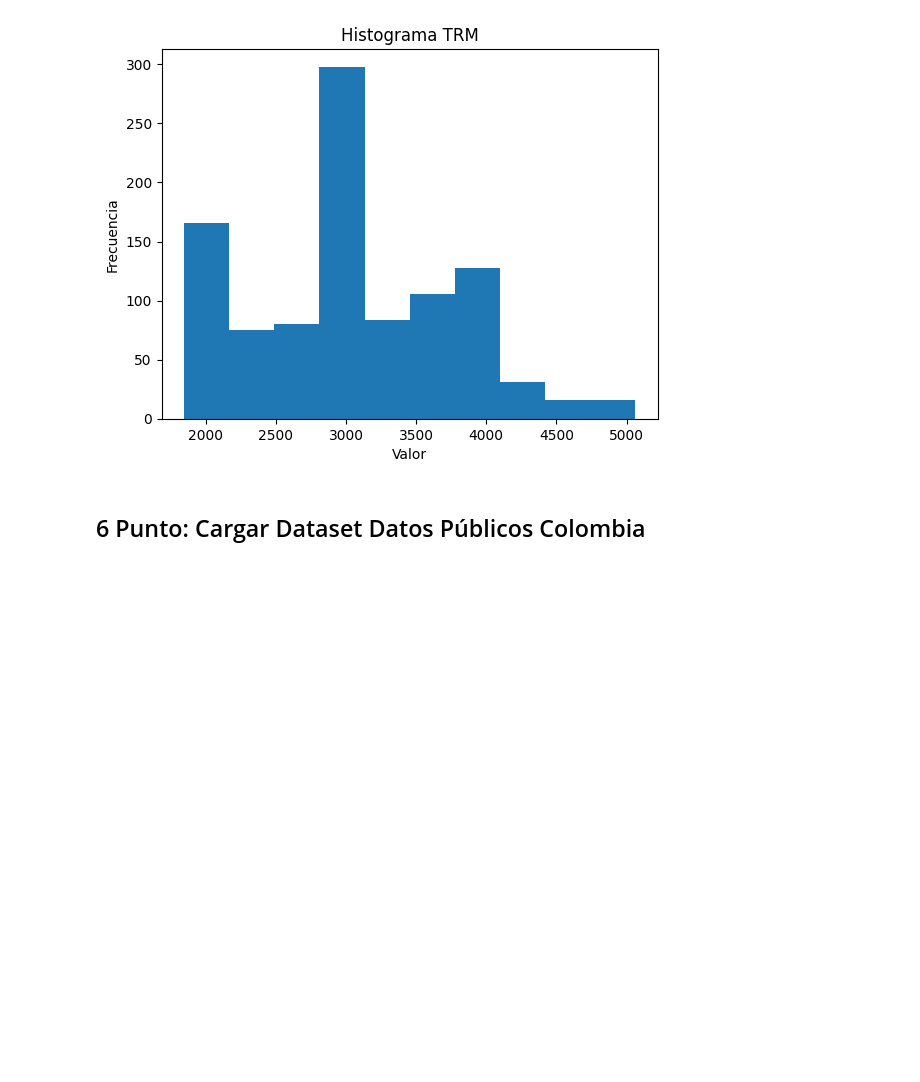
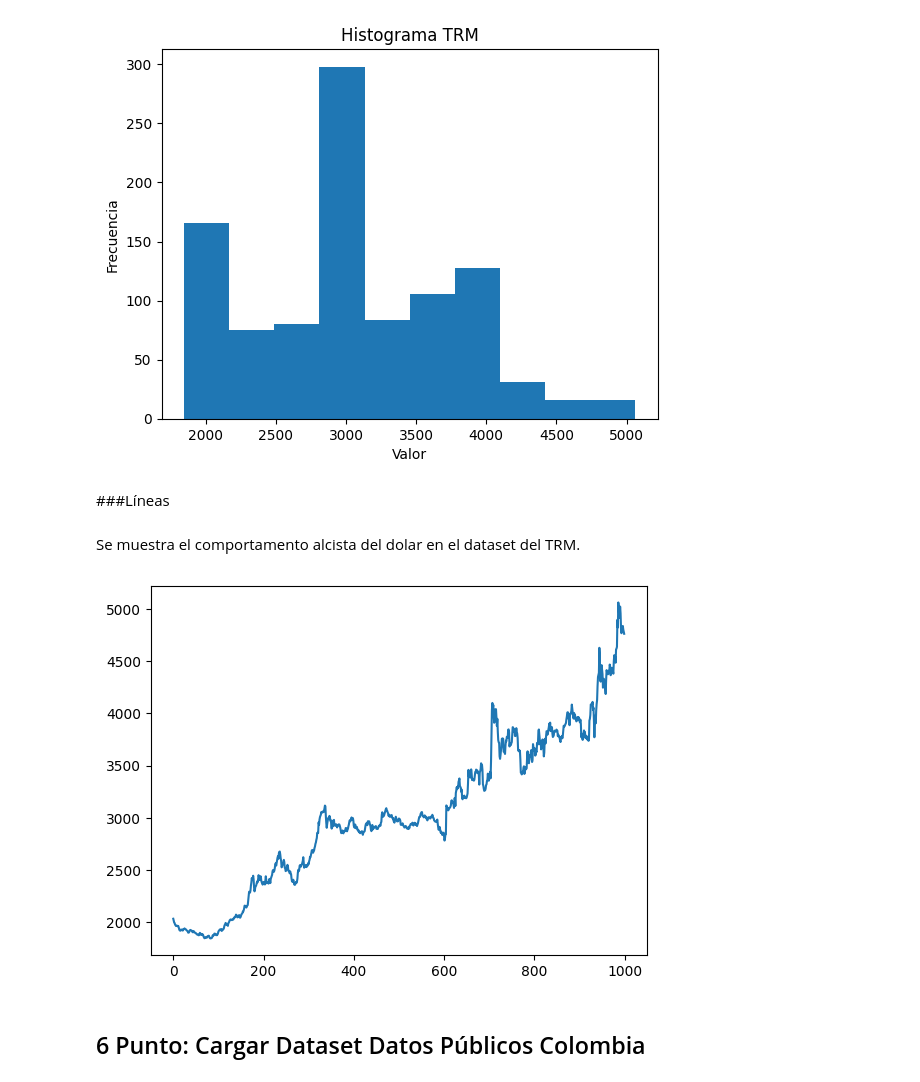
Before and after one commit to andersonjalvarado/Actividad_Dataframes_Pandas, a Jupyter notebook: Actividad_Dataframes_Pandas.ipynb, the cells around one changed output. Cells and saved outputs as stored; diff of their text form; code cells hidden in the pictures; blank space fills up the shorter version.

```diff
--- a/Actividad_Dataframes_Pandas.ipynb
+++ b/Actividad_Dataframes_Pandas.ipynb
@@ -182,6 +181,16 @@ trm_histograma.set_ylabel('Frecuencia')
 trm_histograma.set_xlabel('Valor');
 # %% [output]
 [figure]
+# %% [markdown]
+###Líneas
+# %% [markdown]
+Se muestra el comportamento alcista del dolar en el dataset del TRM.
+# %%
+x = np.arange(1000)
+y = datos.valor.sort_index(ascending=False)
+plt.plot(x,y);
+# %% [output]
+[figure, added]
 # %% [markdown]
 ## 6 Punto: Cargar Dataset Datos Públicos Colombia
 # %% [markdown]
```
Also changed, not shown: parts of 7 cells of this notebook.
